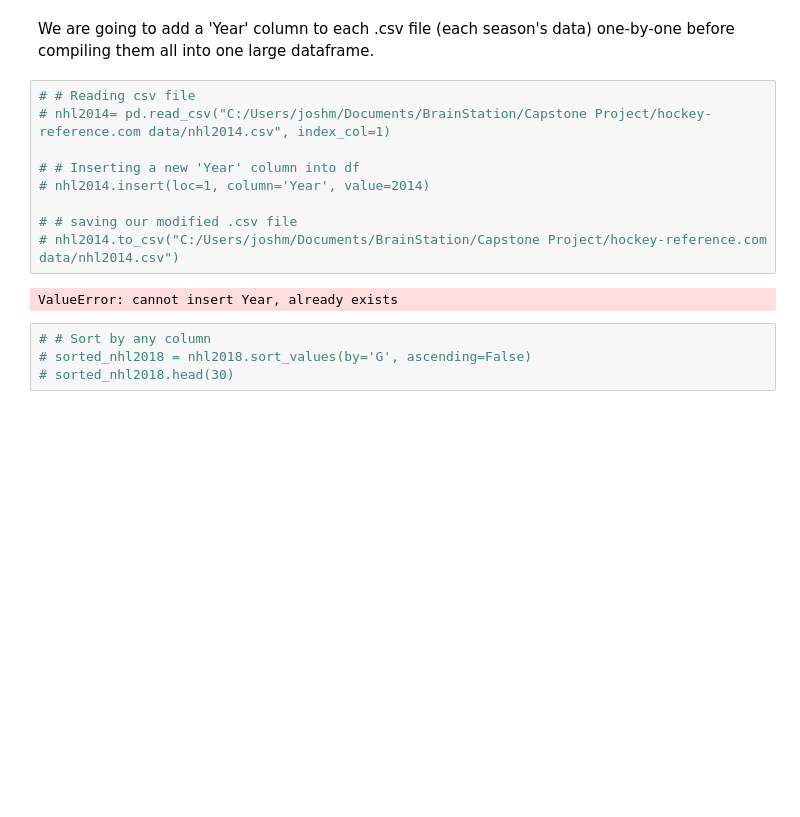
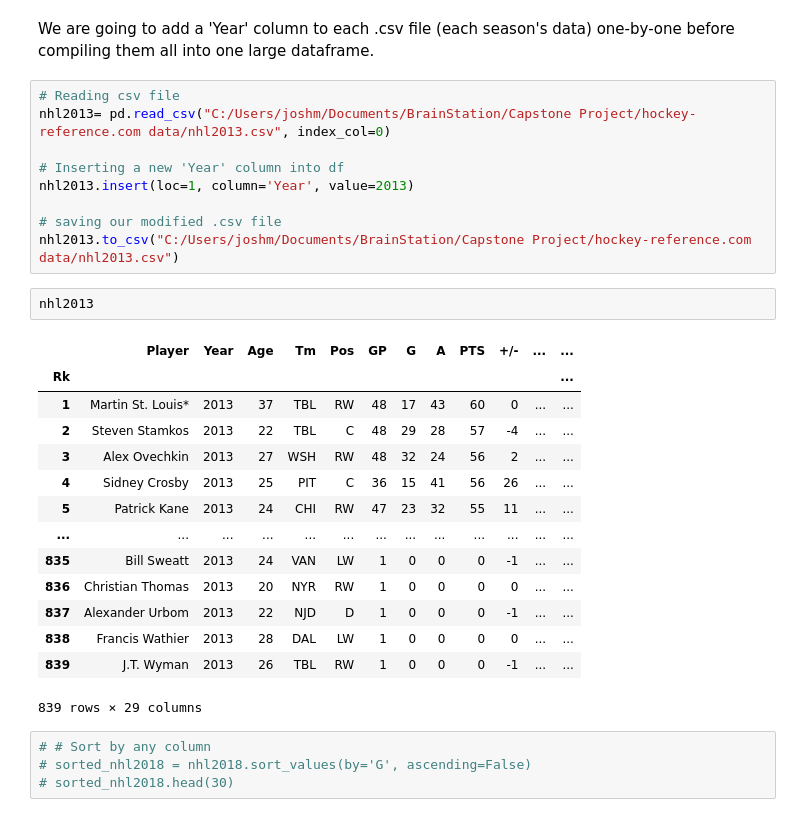
Before and after one commit to JoshCroasdale/Capstone-Project-2024, a Jupyter notebook: Capstone_NHL_Notebook-checkpoint.ipynb, the cells around one changed output. Drawn from its saved outputs; the diff is of its cells as text; blank space fills up the shorter version.

```diff
--- a/Capstone_NHL_Notebook-checkpoint.ipynb
+++ b/Capstone_NHL_Notebook-checkpoint.ipynb
@@ -27,16 +27,31 @@ import glob
 # %% [markdown]
 We are going to add a 'Year' column to each .csv file (each season's data) one-by-one before compiling them all into one large dataframe. <br>
 # %%
-# # Reading csv file
-# nhl2014= pd.read_csv("C:/Users/joshm/Documents/BrainStation/Capstone Project/hockey-reference.com data/nhl2014.csv", index_col=1)
+# Reading csv file
+nhl2013= pd.read_csv("C:/Users/joshm/Documents/BrainStation/Capstone Project/hockey-reference.com data/nhl2013.csv", index_col=0)
 
-# # Inserting a new 'Year' column into df
-# nhl2014.insert(loc=1, column='Year', value=2014)
+# Inserting a new 'Year' column into df
+nhl2013.insert(loc=1, column='Year', value=2013)
 
-# # saving our modified .csv file
-# nhl2014.to_csv("C:/Users/joshm/Documents/BrainStation/Capstone Project/hockey-reference.com data/nhl2014.csv")
+# saving our modified .csv file
+nhl2013.to_csv("C:/Users/joshm/Documents/BrainStation/Capstone Project/hockey-reference.com data/nhl2013.csv")
-# %% [output]
-ValueError: cannot insert Year, already exists
+# %%
+nhl2013
+# %% [output]
+|  | Player | Year | Age | Tm | Pos | GP | G | A | PTS | +/- | ... | ... |
+| Rk |  |  |  |  |  |  |  |  |  |  |  | ... |
+| 1 | Martin St. Louis* | 2013 | 37 | TBL | RW | 48 | 17 | 43 | 60 | 0 | ... | ... |
+| 2 | Steven Stamkos | 2013 | 22 | TBL | C | 48 | 29 | 28 | 57 | -4 | ... | ... |
+| 3 | Alex Ovechkin | 2013 | 27 | WSH | RW | 48 | 32 | 24 | 56 | 2 | ... | ... |
+| 4 | Sidney Crosby | 2013 | 25 | PIT | C | 36 | 15 | 41 | 56 | 26 | ... | ... |
+| 5 | Patrick Kane | 2013 | 24 | CHI | RW | 47 | 23 | 32 | 55 | 11 | ... | ... |
+| ... | ... | ... | ... | ... | ... | ... | ... | ... | ... | ... | ... | ... |
+| 835 | Bill Sweatt | 2013 | 24 | VAN | LW | 1 | 0 | 0 | 0 | -1 | ... | ... |
+| 836 | Christian Thomas | 2013 | 20 | NYR | RW | 1 | 0 | 0 | 0 | 0 | ... | ... |
+| 837 | Alexander Urbom | 2013 | 22 | NJD | D | 1 | 0 | 0 | 0 | -1 | ... | ... |
+| 838 | Francis Wathier | 2013 | 28 | DAL | LW | 1 | 0 | 0 | 0 | 0 | ... | ... |
+| 839 | J.T. Wyman | 2013 | 26 | TBL | RW | 1 | 0 | 0 | 0 | -1 | ... | ... |
+839 rows × 29 columns
 # %%
 # # Sort by any column
 # sorted_nhl2018 = nhl2018.sort_values(by='G', ascending=False)
```
Also changed, not shown: parts of 3 cells of this notebook, 10 other files.
